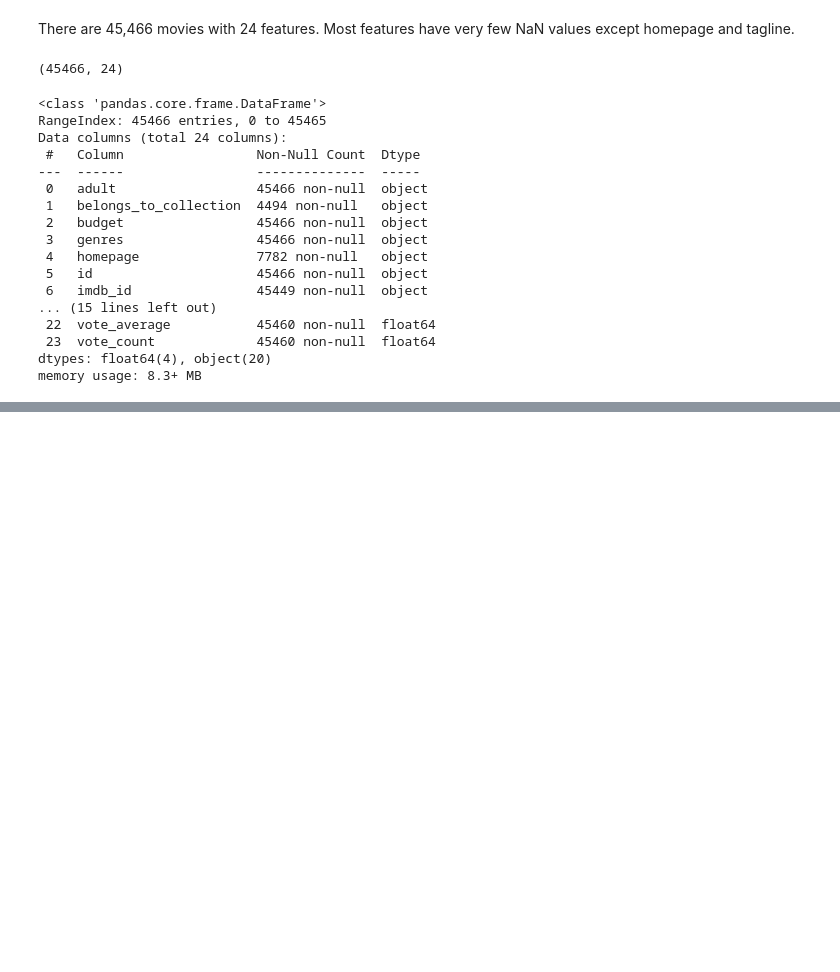
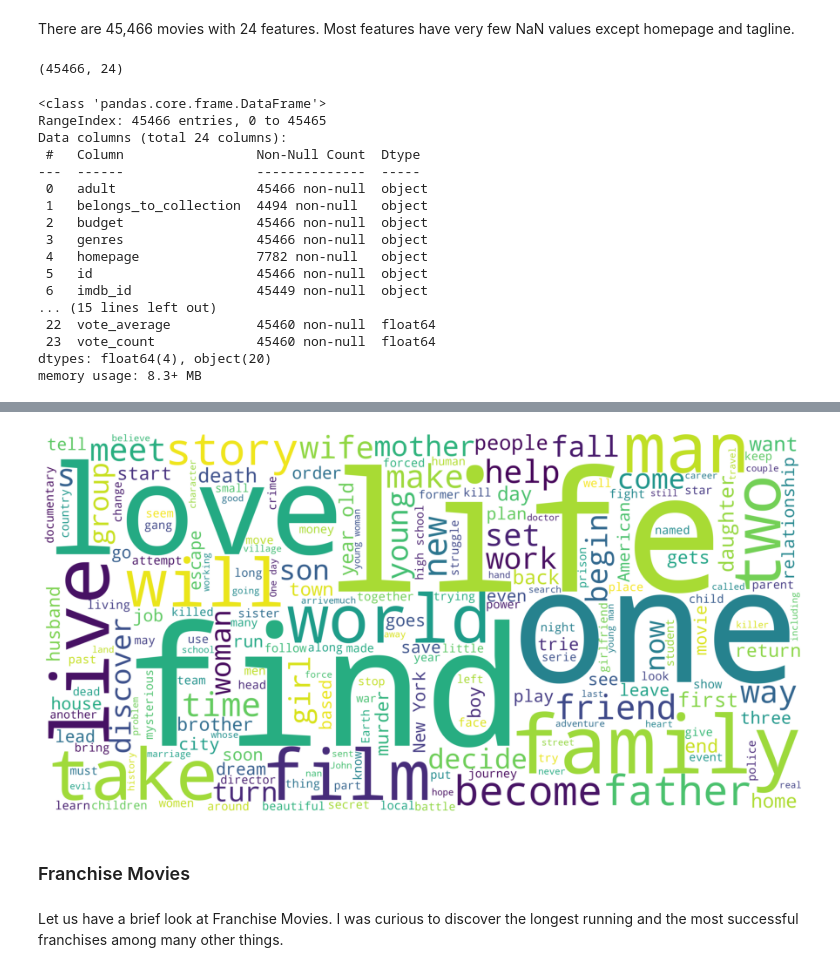
Before and after one commit to wonghuiee/TMDBMovieRecommendationSystem, a Jupyter notebook: TMDBEDA.ipynb, the cells around one changed output, grey strips where cells are left out. Drawn from its saved outputs; the diff is of its cells as text; code cells hidden in the pictures; blank space fills up the shorter version.

```diff
--- a/TMDBEDA.ipynb
+++ b/TMDBEDA.ipynb
@@ -126,0 +229,12 @@ memory usage: 8.3+ MB
+# %%
+overviewWordcloud = WordCloud(stopwords=STOPWORDS, background_color="white", height=2000, width=4000).generate(overviewCorpus)
+plt.figure(figsize=(16,8))
+plt.imshow(overviewWordcloud)
+plt.axis("off")
+plt.show()
+# %% [output]
+[figure, added]
+# %% [markdown]
+### Franchise Movies
+# %% [markdown]
+Let us have a brief look at Franchise Movies. I was curious to discover the longest running and the most successful franchises among many other things.
```
Also changed, not shown: parts of 43 cells of this notebook.
